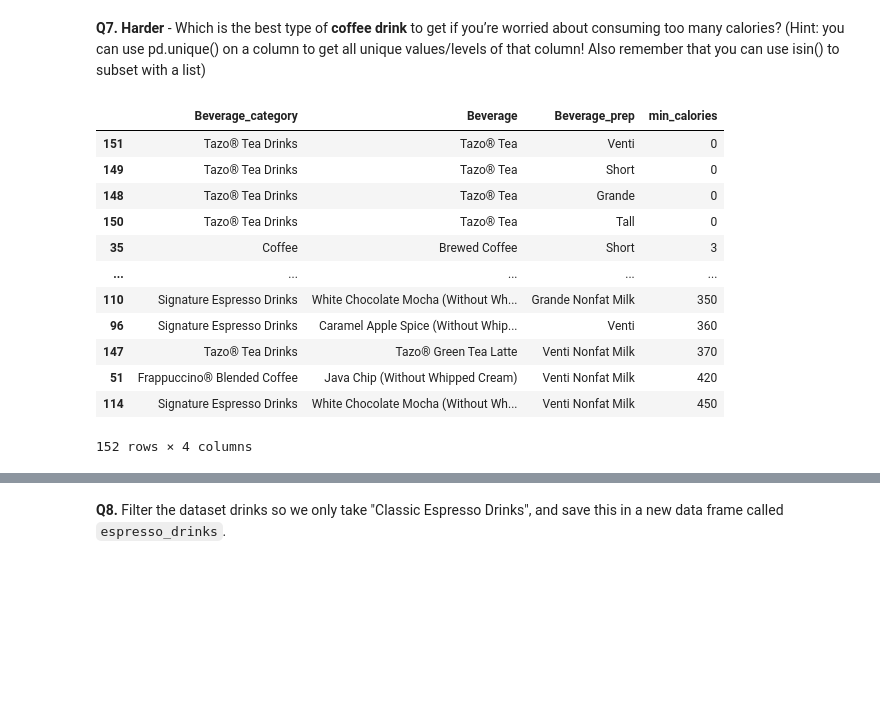
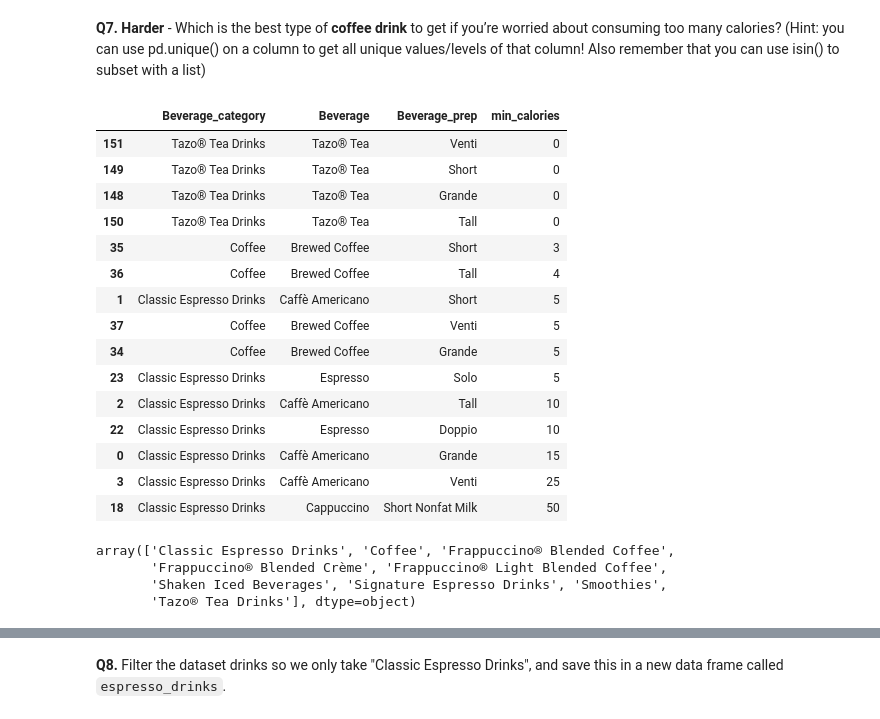
Before and after one commit to JohnHios/codeclan_homework_JohnHios, a Jupyter notebook: week_12/day_2/homework_john_hios.ipynb, the cells around one changed output, grey strips where cells are left out. Drawn from its saved outputs; the diff is of its cells as text; code cells hidden in the pictures; blank space fills up the shorter version.

```diff
--- a/week_12/day_2/homework_john_hios.ipynb
+++ b/week_12/day_2/homework_john_hios.ipynb
@@ -101,7 +102,7 @@ No missing values in the data
 # %% [markdown]
 **Q4.** In your `drinks` dataframe create a new variable (column) called `calorie_diff`, which stores the difference between 135 calories (135 calories = 10 cubes of sugar!) and the calories in each drink. (Hint: you’ll want to subtract the calories from 135 to see which drink have more or less than 10 cups of sugar).
 # %%
-drinks["calorie_diff"] = drinks["Calories"] - 135
+drinks["calorie_diff"] = 135 - drinks["Calories"]
 
 drinks.head()
 # %% [output]
@@ -157,23 +158,34 @@ beverage_prep_df.loc[beverage_prep_df["mean_calories"] > avg_calories]
 # %%
 # can start by finding the drink with the lowest number of calories
 
-drinks_min_calories = drinks.groupby(["Beverage_category", "Beverage", "Beverage_prep"])["Calories"].min().reset_index(name = "min_calories")
+drinks_min_calories = drinks.groupby(["Beverage_category", "Beverage", "Beverage_prep"])["Calories"].min().reset_index(name = "min_calories").copy()
 
-drinks_min_calories.sort_values("min_calories", ascending = True)
+drinks_min_calories.sort_values("min_calories", ascending = True).head(15)
 # %% [output]
 |  | Beverage_category | Beverage | Beverage_prep | min_calories |
 | 151 | Tazo® Tea Drinks | Tazo® Tea | Venti | 0 |
 | 149 | Tazo® Tea Drinks | Tazo® Tea | Short | 0 |
 | 148 | Tazo® Tea Drinks | Tazo® Tea | Grande | 0 |
 | 150 | Tazo® Tea Drinks | Tazo® Tea | Tall | 0 |
 | 35 | Coffee | Brewed Coffee | Short | 3 |
-| ... | ... | ... | ... | ... |
-| 110 | Signature Espresso Drinks | White Chocolate Mocha (Without Wh... | Grande Nonfat Milk | 350 |
-| 96 | Signature Espresso Drinks | Caramel Apple Spice (Without Whip... | Venti | 360 |
-| 147 | Tazo® Tea Drinks | Tazo® Green Tea Latte | Venti Nonfat Milk | 370 |
-| 51 | Frappuccino® Blended Coffee | Java Chip (Without Whipped Cream) | Venti Nonfat Milk | 420 |
-| 114 | Signature Espresso Drinks | White Chocolate Mocha (Without Wh... | Venti Nonfat Milk | 450 |
+| 36 | Coffee | Brewed Coffee | Tall | 4 |
+| 1 | Classic Espresso Drinks | Caffè Americano | Short | 5 |
+| 37 | Coffee | Brewed Coffee | Venti | 5 |
+| 34 | Coffee | Brewed Coffee | Grande | 5 |
+| 23 | Classic Espresso Drinks | Espresso | Solo | 5 |
+| 2 | Classic Espresso Drinks | Caffè Americano | Tall | 10 |
+| 22 | Classic Espresso Drinks | Espresso | Doppio | 10 |
+| 0 | Classic Espresso Drinks | Caffè Americano | Grande | 15 |
+| 3 | Classic Espresso Drinks | Caffè Americano | Venti | 25 |
+| 18 | Classic Espresso Drinks | Cappuccino | Short Nonfat Milk | 50 |
-152 rows × 4 columns
+# %%
+# get unique drinks categories
+pd.unique(drinks_min_calories["Beverage_category"])
+# %% [output]
+array(['Classic Espresso Drinks', 'Coffee', 'Frappuccino® Blended Coffee',
+       'Frappuccino® Blended Crème', 'Frappuccino® Light Blended Coffee',
+       'Shaken Iced Beverages', 'Signature Espresso Drinks', 'Smoothies',
+       'Tazo® Tea Drinks'], dtype=object)
 # %%
 # filter out the Tazo tea drinks to get the lowest calorie coffee drink.
 
```
Also changed, not shown: parts of 11 cells of this notebook.
